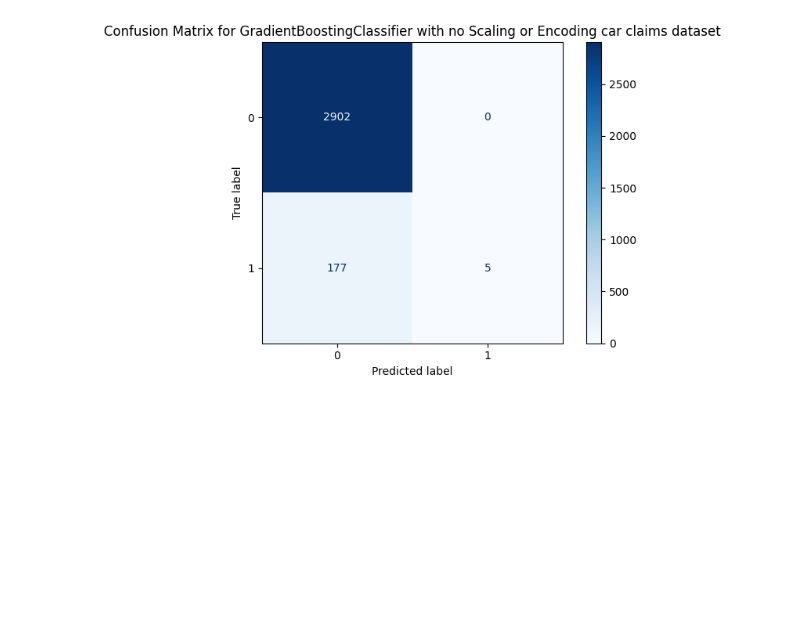
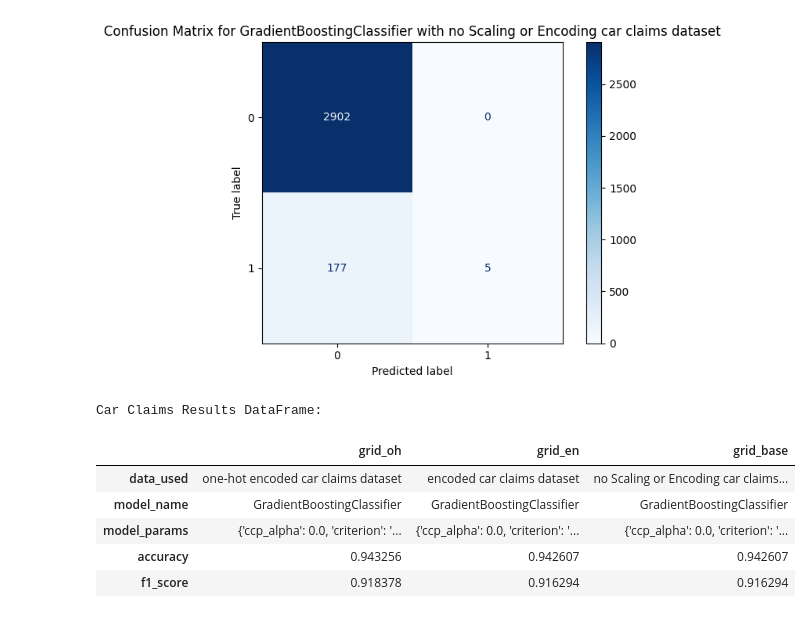
Before and after one commit to jtvon/799S-Data-Science-Capstone, a Jupyter notebook: Week-9-jupyter-notebook.ipynb, the cells around one changed output. Cells and saved outputs as stored; diff of their text form; code cells hidden in the pictures; blank space fills up the shorter version.

```diff
--- a/Week-9-jupyter-notebook.ipynb
+++ b/Week-9-jupyter-notebook.ipynb
@@ -566,3 +581,22 @@ weighted avg       0.95      0.94      0.92      3084
 GradientBoostingClassifier Accuracy: 0.94
 GradientBoostingClassifier F1 score: 0.92
 [figure]
+# %%
+# DataFrame of the Car Claims results
+df_car_results = pd.DataFrame({
+    'grid_oh': base_car_oh_results,
+    'grid_en': base_car_en_results,
+    'grid_base': grid_car_results
+})
+
+# Print the results DataFrame
+print("\nCar Claims Results DataFrame:\n")
+df_car_results
+# %% [output]
+Car Claims Results DataFrame:
+|  | grid_oh | grid_en | grid_base |
+| data_used | one-hot encoded car claims dataset | encoded car claims dataset | no Scaling or Encoding car claims... |
+| model_name | GradientBoostingClassifier | GradientBoostingClassifier | GradientBoostingClassifier |
+| model_params | {'ccp_alpha': 0.0, 'criterion': '... | {'ccp_alpha': 0.0, 'criterion': '... | {'ccp_alpha': 0.0, 'criterion': '... |
+| accuracy | 0.943256 | 0.942607 | 0.942607 |
+| f1_score | 0.918378 | 0.916294 | 0.916294 |
```
Also changed, not shown: parts of 3 cells of this notebook, 2 other files.
